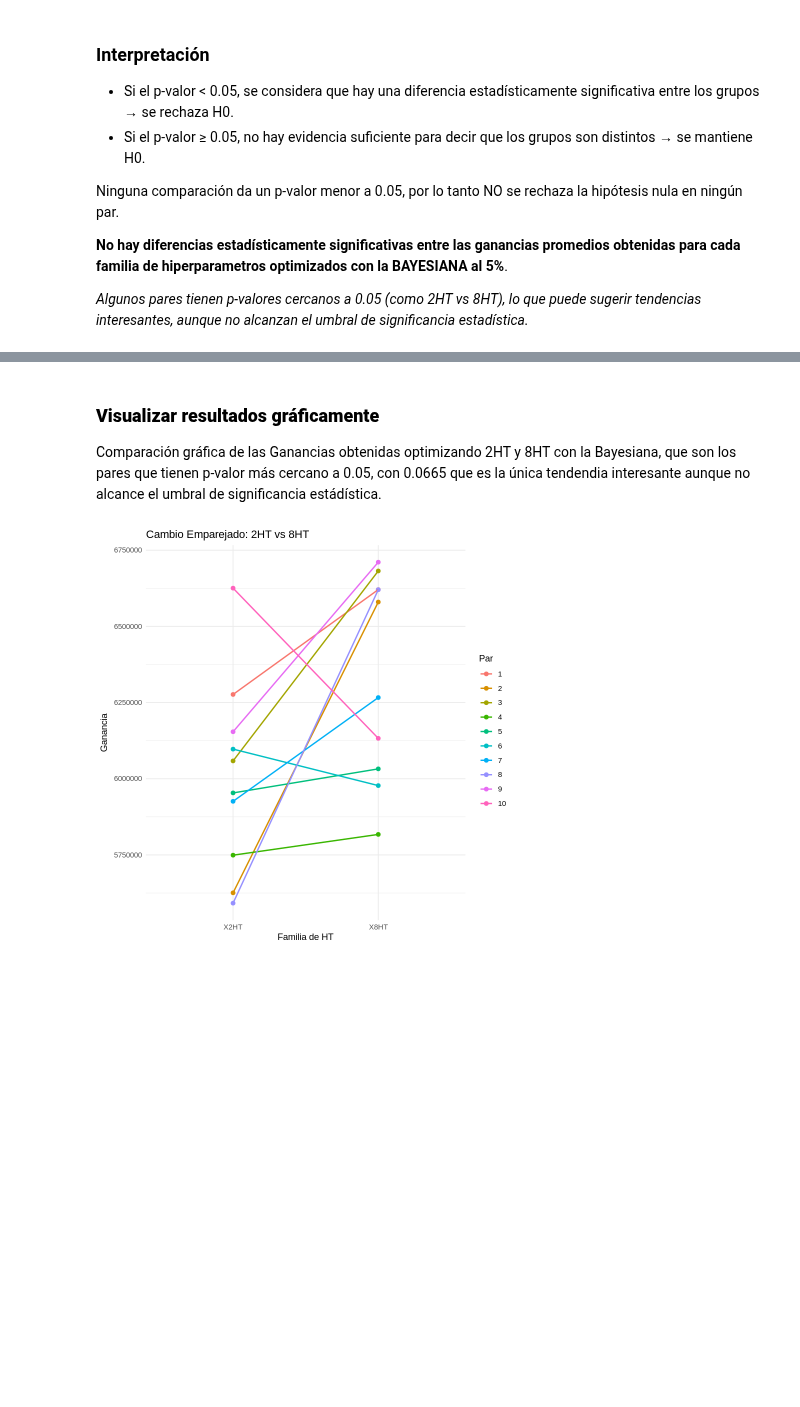
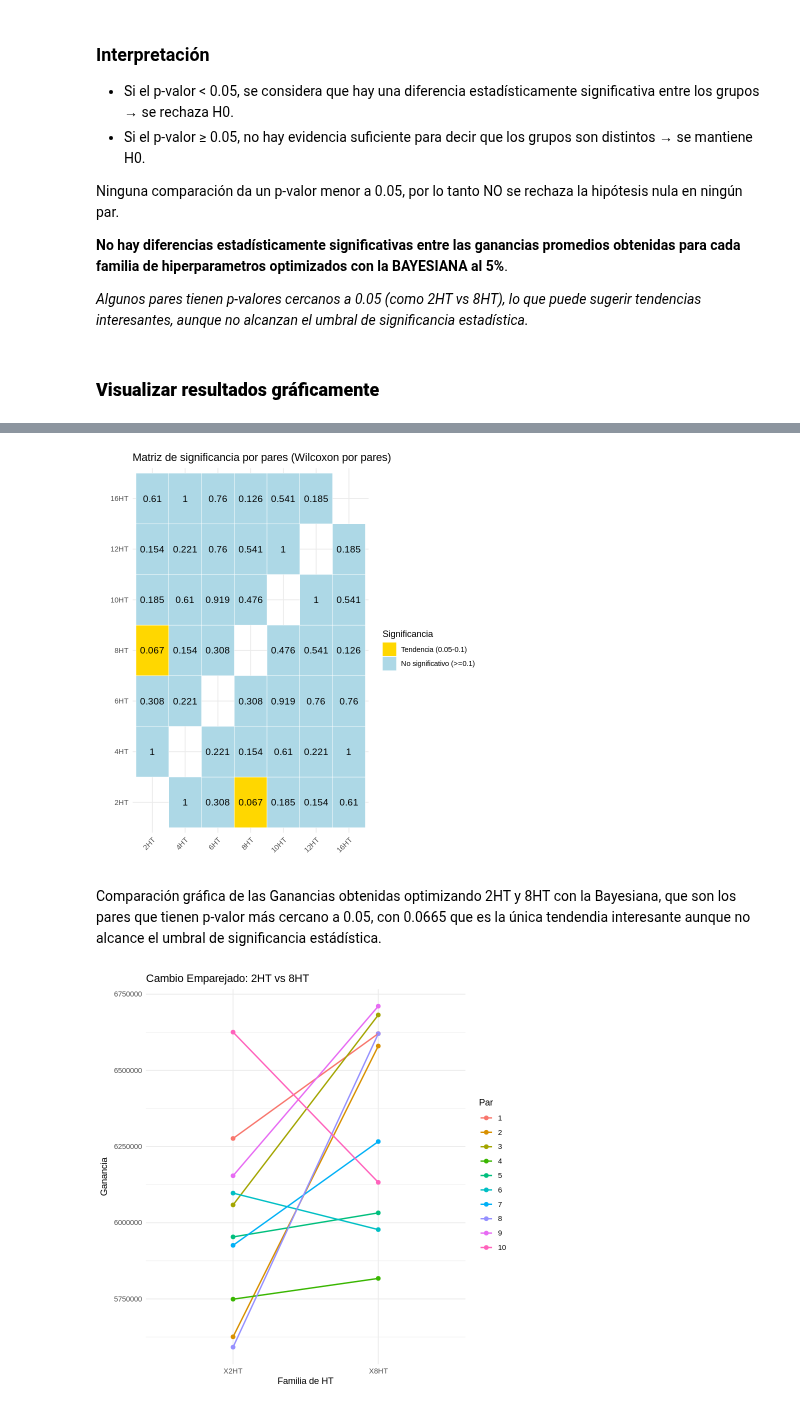
Before and after one commit to LeonardoGastaldo/labo2025v, a Jupyter notebook: Test de Wilcoxon.ipynb, the cells around one changed output, grey strips where cells are left out. Drawn from its saved outputs; the diff is of its cells as text; code cells hidden in the pictures; blank space fills up the shorter version.

Commit message:
Matriz de p-valor por pares con gráfico recarcados en colores por significancia.

```diff
--- a/Test de Wilcoxon.ipynb
+++ b/Test de Wilcoxon.ipynb
@@ -194,3 +194,34 @@ Ninguna comparación da un p-valor menor a 0.05, por lo tanto NO se rechaza la h
 **No hay diferencias estadísticamente significativas entre las ganancias promedios obtenidas para cada familia de hiperparametros optimizados con la BAYESIANA al 5%**.
 
 *Algunos pares tienen p-valores cercanos a 0.05 (como 2HT vs 8HT), lo que puede sugerir tendencias interesantes, aunque no alcanzan el umbral de significancia estadística.*
+# %% [markdown]
+### **Visualizar resultados gráficamente**
+# %%
+install.packages("reshape2")
+library(reshape2)
+library(ggplot2)
+
+# Convertir la matriz en data frame largo, eliminando diagonales (NA)
+df_long <- melt(matriz_final, na.rm = TRUE)
+names(df_long) <- c("Grupo1", "Grupo2", "P_Valor")
+
+# Crear una columna con categorías para colorear
+df_long$Significancia <- cut(df_long$P_Valor,
+  breaks = c(-Inf, 0.05, 0.1, Inf),
+  labels = c("Significativo (<0.05)", "Tendencia (0.05-0.1)", "No significativo (>=0.1)")
+)
+
+# Generar el gráfico
+ggplot(df_long, aes(x = Grupo1, y = Grupo2, fill = Significancia)) +
+  geom_tile(color = "white") +
+  geom_text(aes(label = round(P_Valor, 3)), size = 4) +
+  scale_fill_manual(values = c(
+    "Significativo (<0.05)" = "red",
+    "Tendencia (0.05-0.1)" = "gold",
+    "No significativo (>=0.1)" = "lightblue"
+  )) +
+  labs(title = "Matriz de significancia por pares (Wilcoxon por pares)",
+       x = "", y = "", fill = "Significancia") +
+  theme_minimal() +
+  theme(axis.text.x = element_text(angle = 45, hjust = 1))
+# %% [output]
@@ -197,5 +230,5 @@ Ninguna comparación da un p-valor menor a 0.05, por lo tanto NO se rechaza la h
+[figure, added]
 # %% [markdown]
-### **Visualizar resultados gráficamente**
 Comparación gráfica de las Ganancias obtenidas optimizando 2HT y 8HT con la Bayesiana, que son los pares que tienen p-valor más cercano a 0.05, con 0.0665 que es la única tendendia interesante aunque no alcance el umbral de significancia estádística.
 # %%
 # Comparar un par específico, por ejemplo 2HT vs 8HT (as per PARAM_8HT)
```
Also changed, not shown: parts of 3 cells of this notebook.
